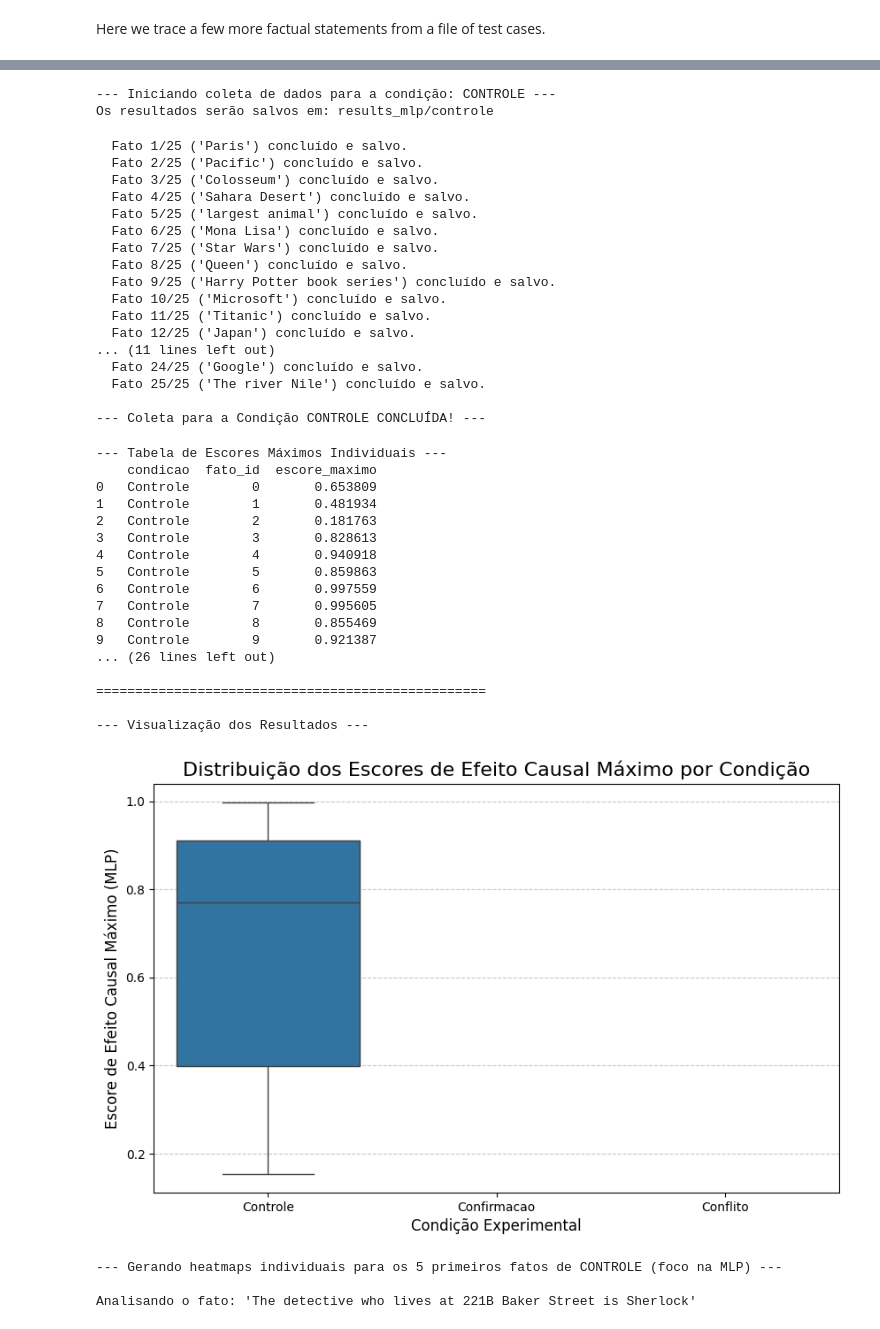
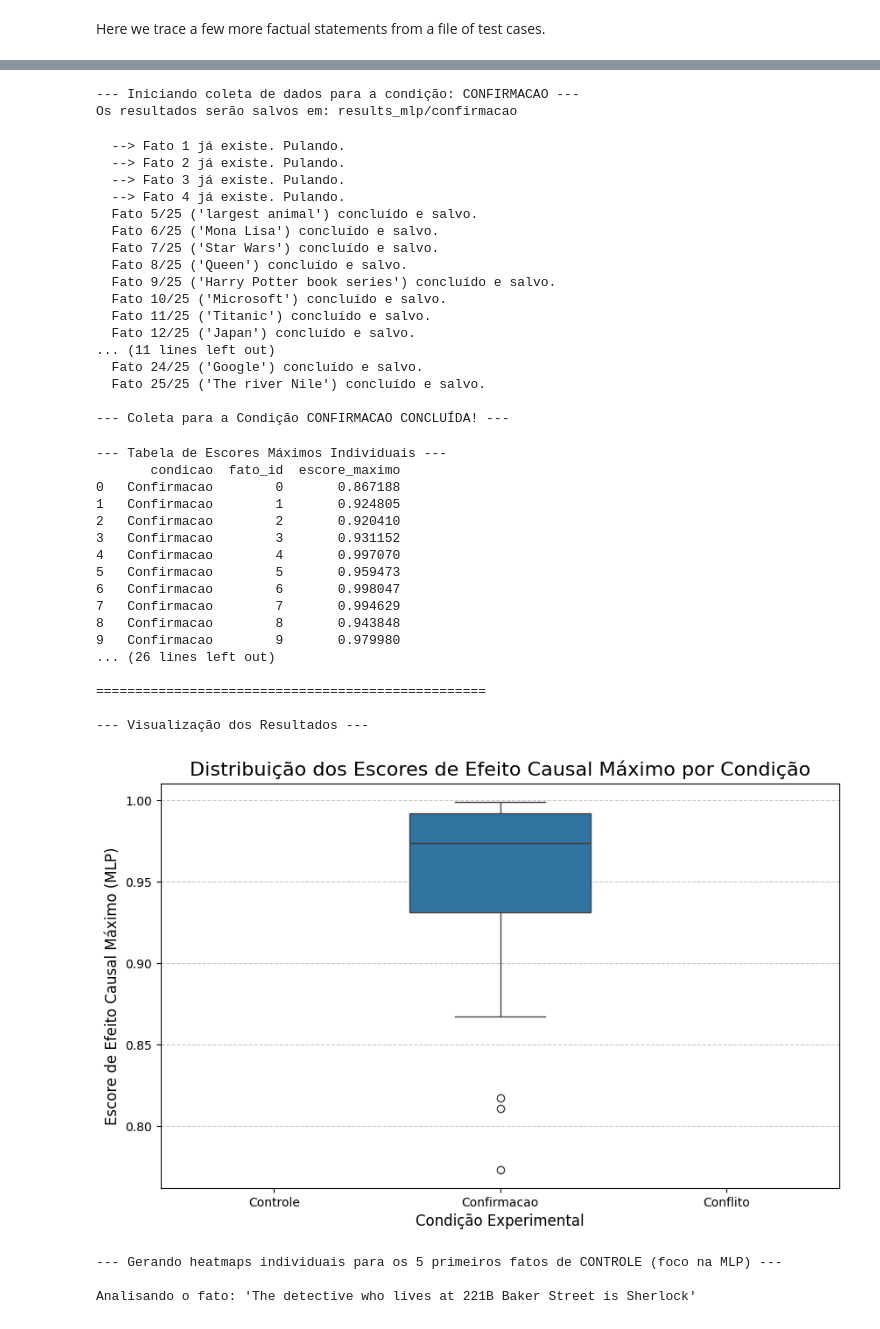
Before and after one commit to karinefonseca/NLP, a Jupyter notebook: notebooks/causal_trace.ipynb, the cells around one changed output, grey strips where cells are left out. Drawn from its saved outputs; the diff is of its cells as text; code cells hidden in the pictures.

```diff
--- a/notebooks/causal_trace.ipynb
+++ b/notebooks/causal_trace.ipynb
@@ -483,7 +473,7 @@ for knowledge in knowns[:5]:
 # %%
 import json
 
-caminho_arquivo_controle = "dsets/controle.json" # O caminho dentro do ambiente do Colab
+caminho_arquivo_controle = "dsets/confirmacao.json" # O caminho dentro do ambiente do Colab
 
 with open(caminho_arquivo_controle, 'r', encoding='utf-8') as f:
     dados_controle = json.load(f)
@@ -565,7 +555,7 @@ from tqdm.notebook import tqdm
 
 # --- PARÂMETROS ---
 PASTA_RESULTADOS_BASE = "results_mlp"
-NOME_CONDICAO = "controle"
+NOME_CONDICAO = "confirmacao"
 
 # --- COLETA E SALVAMENTO ---
 
@@ -608,12 +598,12 @@ for i, fact in enumerate(tqdm(dados_controle, desc=f"Processando {NOME_CONDICAO}
 
 print(f"\n--- Coleta para a Condição {NOME_CONDICAO.upper()} CONCLUÍDA! ---")
 # %% [output]
---- Iniciando coleta de dados para a condição: CONTROLE ---
-Os resultados serão salvos em: results_mlp/controle
+--- Iniciando coleta de dados para a condição: CONFIRMACAO ---
+Os resultados serão salvos em: results_mlp/confirmacao
-  Fato 1/25 ('Paris') concluído e salvo.
-  Fato 2/25 ('Pacific') concluído e salvo.
-  Fato 3/25 ('Colosseum') concluído e salvo.
-  Fato 4/25 ('Sahara Desert') concluído e salvo.
+  --> Fato 1 já existe. Pulando.
+  --> Fato 2 já existe. Pulando.
+  --> Fato 3 já existe. Pulando.
+  --> Fato 4 já existe. Pulando.
   Fato 5/25 ('largest animal') concluído e salvo.
   Fato 6/25 ('Mona Lisa') concluído e salvo.
   Fato 7/25 ('Star Wars') concluído e salvo.
@@ -626,7 +616,7 @@ Os resultados serão salvos em: results_mlp/controle
   Fato 24/25 ('Google') concluído e salvo.
   Fato 25/25 ('The river Nile') concluído e salvo.
 
---- Coleta para a Condição CONTROLE CONCLUÍDA! ---
+--- Coleta para a Condição CONFIRMACAO CONCLUÍDA! ---
 # %%
 import numpy as np
 import pandas as pd
@@ -638,7 +628,7 @@ import seaborn as sns # Para gráficos mais bonitos
 NUM_FATOS = 25
 PASTA_RESULTADOS = "results_mlp"
 #CONDICOES = ["controle", "confirmacao", "conflito"]
-CONDICOES = ["controle"]
+CONDICOES = ["confirmacao"]
 
 # --- FUNÇÃO PARA CARREGAR OS DADOS E EXTRAIR OS ESCORES ---
 def extrair_escores_maximos(pasta_resultados, condicoes, num_fatos):
@@ -684,45 +674,45 @@ if not df_resultados.empty:
 
     print("\n" + "="*50 + "\n")
 
     # 2. Calcula as médias e outras estatísticas descritivas
     print("--- Estatísticas Descritivas por Condição ---")
     estatisticas = df_resultados.groupby('condicao')['escore_maximo'].describe()
     print(estatisticas)
 
     print("\n" + "="*50 + "\n")
 
     # 3. Visualização (Gráfico de Barras ou Boxplot)
     print("--- Visualização dos Resultados ---")
 
     plt.figure(figsize=(10, 6))
     sns.boxplot(data=df_resultados, x='condicao', y='escore_maximo', order=['Controle', 'Confirmacao', 'Conflito'])
     plt.title('Distribuição dos Escores de Efeito Causal Máximo por Condição', fontsize=16)
     plt.xlabel('Condição Experimental', fontsize=12)
     plt.ylabel('Escore de Efeito Causal Máximo (MLP)', fontsize=12)
     plt.grid(axis='y', linestyle='--', alpha=0.7)
     plt.show()
 
 else:
     print("Nenhum dado encontrado para análise. Verifique as pastas de resultados.")
 # %% [output]
 --- Tabela de Escores Máximos Individuais ---
-    condicao  fato_id  escore_maximo
-0   Controle        0       0.653809
-1   Controle        1       0.481934
-2   Controle        2       0.181763
-3   Controle        3       0.828613
-4   Controle        4       0.940918
-5   Controle        5       0.859863
-6   Controle        6       0.997559
-7   Controle        7       0.995605
-8   Controle        8       0.855469
-9   Controle        9       0.921387
+       condicao  fato_id  escore_maximo
+0   Confirmacao        0       0.867188
+1   Confirmacao        1       0.924805
+2   Confirmacao        2       0.920410
+3   Confirmacao        3       0.931152
+4   Confirmacao        4       0.997070
+5   Confirmacao        5       0.959473
+6   Confirmacao        6       0.998047
+7   Confirmacao        7       0.994629
+8   Confirmacao        8       0.943848
+9   Confirmacao        9       0.979980
 ... (26 lines left out)
 
 ==================================================
 
 --- Visualização dos Resultados ---
-[figure, old version]
+[figure, new version]
 # %%
 # --- CÉLULA DE ANÁLISE EXPLORATÓRIA (CASO A CASO) ---
 import logging
```
Also changed, not shown: parts of 5 cells of this notebook.
